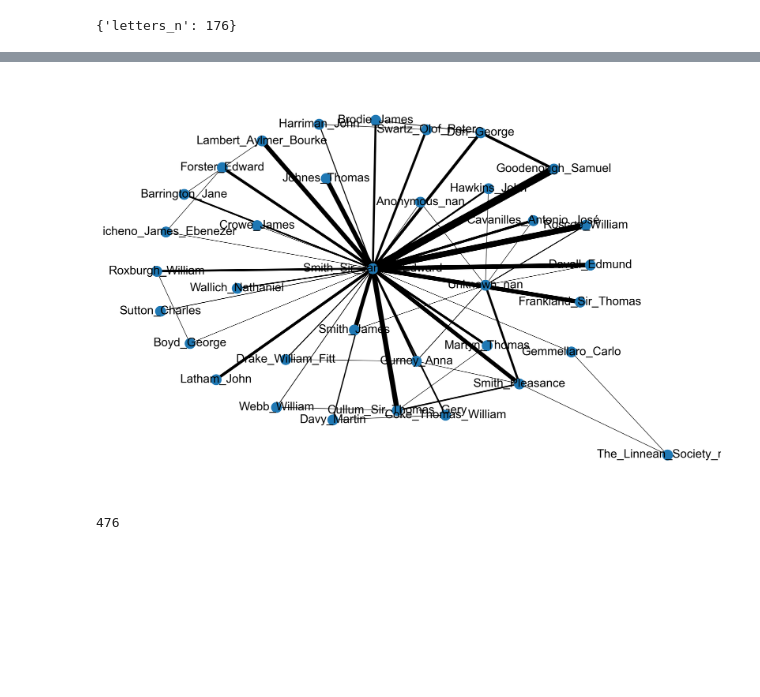
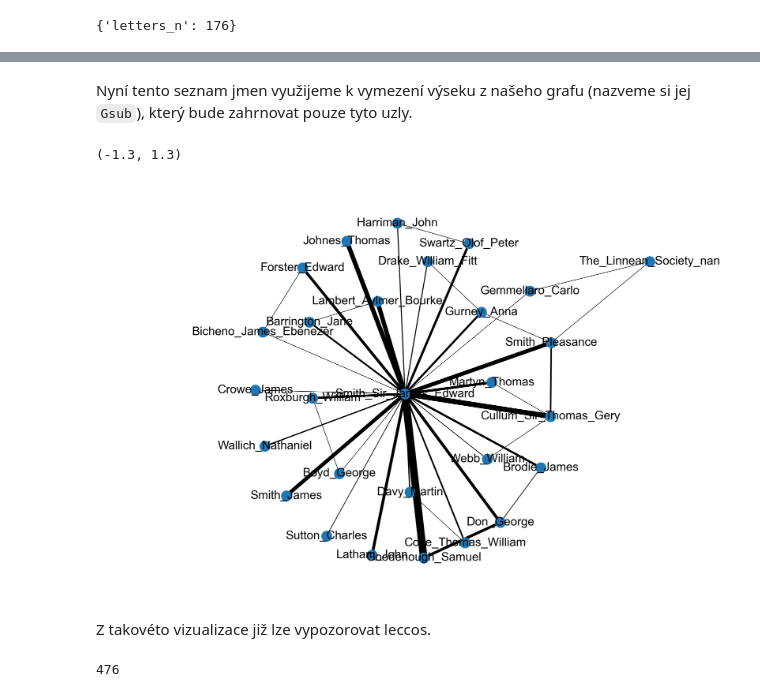
Before and after one commit to CCS-ZCU/pribehy-dat, a Jupyter notebook: scripts/5_sitova-analyza.ipynb, the cells around one changed output, grey strips where cells are left out. Saved outputs shown, nothing was run; the diff lists cells and outputs as text; code cells hidden in the pictures; blank space fills up the shorter version.

```diff
--- a/scripts/5_sitova-analyza.ipynb
+++ b/scripts/5_sitova-analyza.ipynb
@@ -347,5 +359,7 @@ node_list
  'Smith_James',
  'Swartz_Olof_Peter',
  'Webb_William']
+# %% [markdown]
+Nyní tento seznam jmen využijeme k vymezení výseku z našeho grafu (nazveme si jej `Gsub`), který bude zahrnovat pouze tyto uzly.
 # %%
 Gsub = G.subgraph(node_list)
@@ -354,8 +366,18 @@ edge_widths = [np.sqrt(d['letters_n']) / 2 for (u, v, d) in Gsub.edges(data=True
 # %%
 fig, ax = plt.subplots(1,1, figsize=(9, 6), dpi=300, tight_layout=True)
-nx.draw(Gsub, with_labels=True, pos=nx.kamada_kawai_layout(Gsub, weight="letters_n"), node_size=100, nodelist=node_list, width=edge_widths, ax=ax)
+
+# pro potřeby vizualizace si ještě definujeme šířku čar jednotlivých vazeb,vycházející z objemu vyměněných dopisů.
+edge_widths = [np.sqrt(d['letters_n']) / 2 for (u, v, d) in Gsub.edges(data=True)]
+
+
+nx.draw(Gsub, with_labels=True, pos=nx.kamada_kawai_layout(Gsub), node_size=100, nodelist=node_list, width=edge_widths, ax=ax)
+
+ax.set_xlim(-1.3, 1.3)
 # %% [output]
+(-1.3, 1.3)
-[figure, old version]
+[figure, new version]
+# %% [markdown]
+Z takovéto vizualizace již lze vypozorovat leccos.
 # %%
 len(G)
 # %% [output]
```
Also changed, not shown: parts of 28 cells of this notebook.
